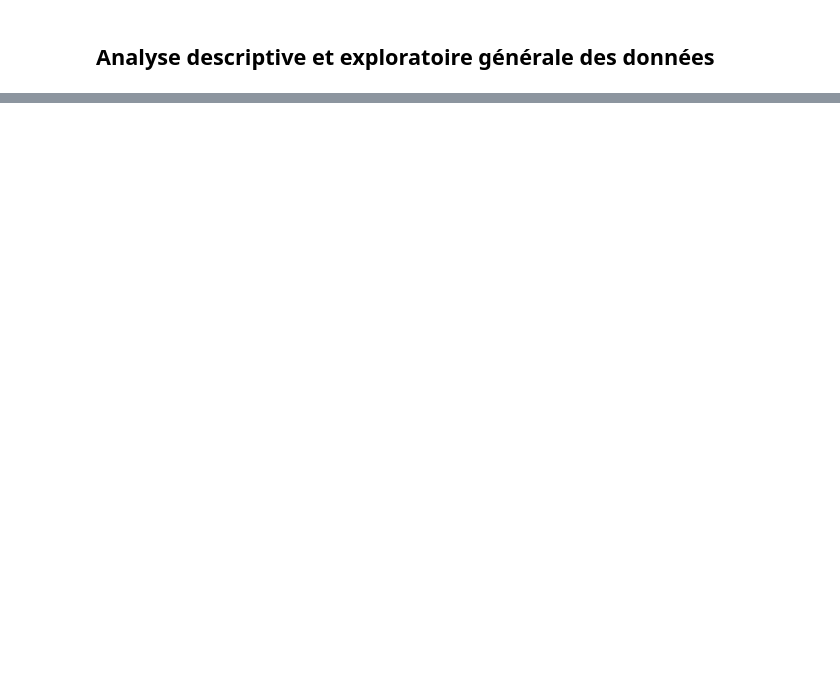
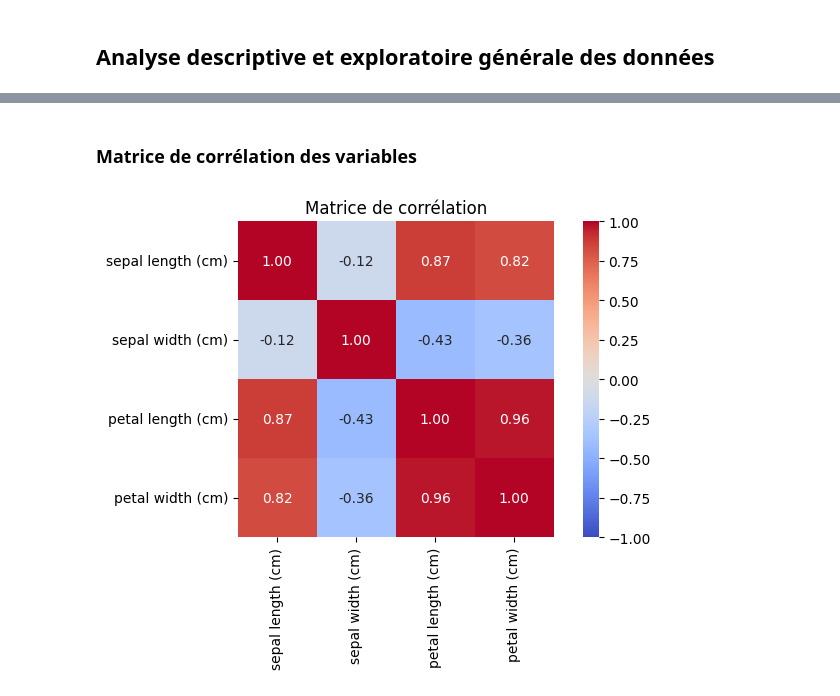
Before and after one commit to axel-achart/customer-personality-analysis, a Jupyter notebook: notebook.ipynb, the cells around one changed output, grey strips where cells are left out. Saved outputs shown, nothing was run; the diff lists cells and outputs as text; code cells hidden in the pictures; blank space fills up the shorter version.

```diff
--- a/notebook.ipynb
+++ b/notebook.ipynb
@@ -50,0 +127,12 @@ Aperçu des premières lignes :
+# %% [markdown]
+### Matrice de corrélation des variables
+# %%
+corr = X.corr()
+
+plt.figure(figsize=(7, 5))
+sns.heatmap(corr, annot=True, fmt=".2f", cmap="coolwarm", vmin=-1, vmax=1, square=True)
+plt.title("Matrice de corrélation")
+plt.tight_layout()
+plt.show()
+# %% [output]
+[figure, added]
```
Also changed, not shown: parts of 7 cells of this notebook, 2 other files.
